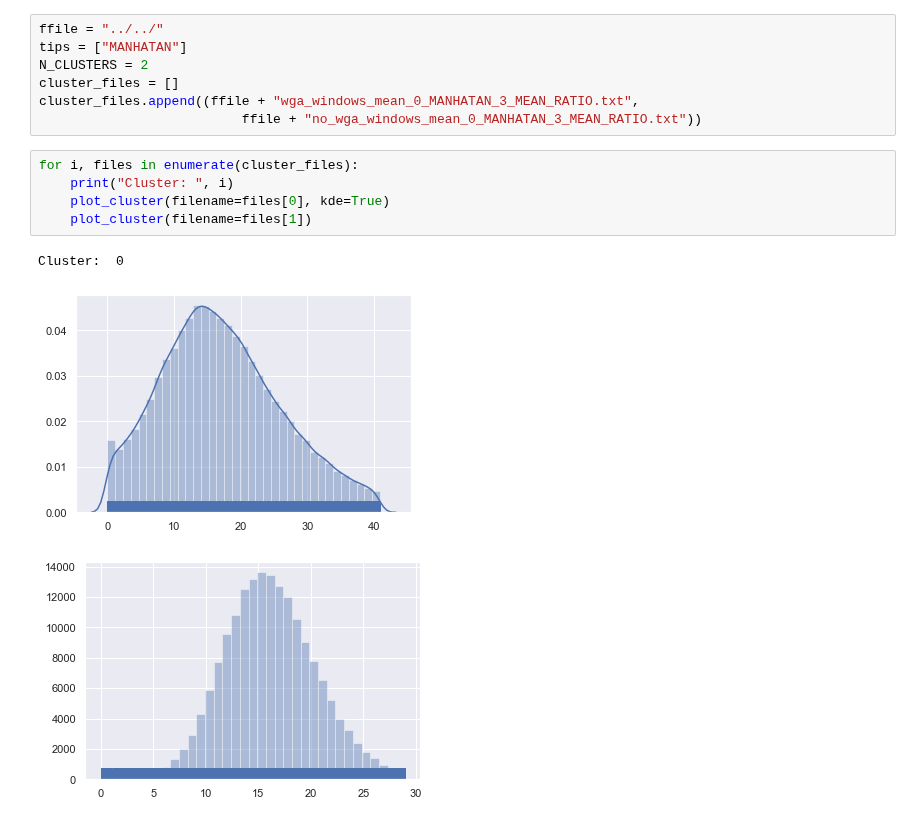
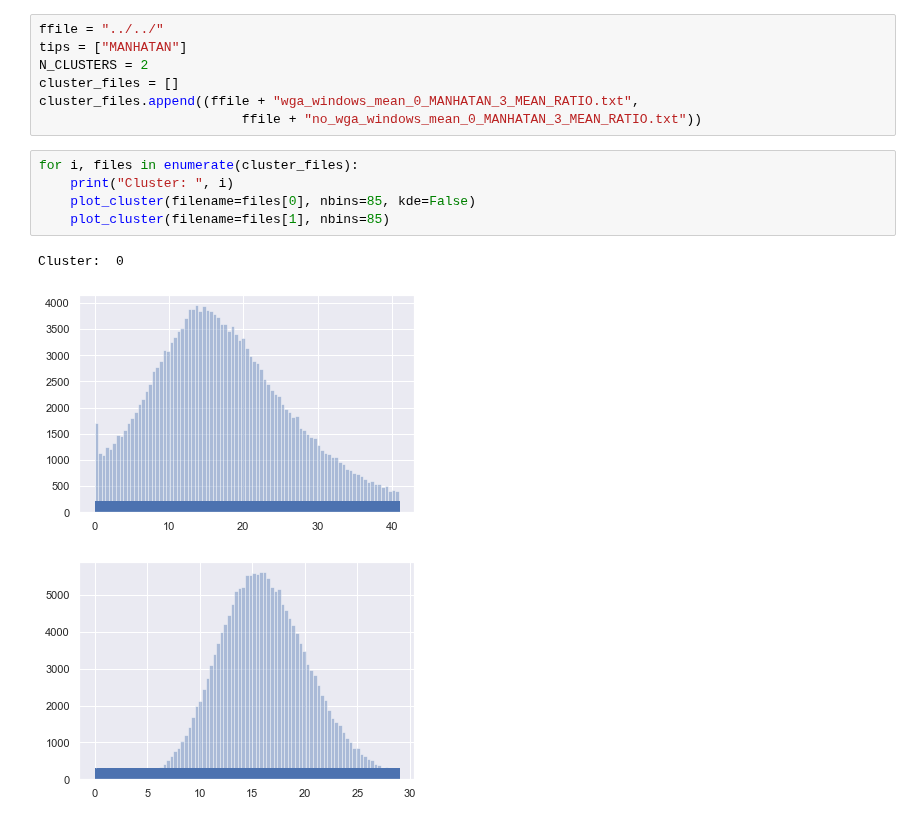
Before and after one commit to pockerman/hidden_markov_modeling, a Jupyter notebook: stories/story_5.ipynb, the cells around one changed output. Saved outputs shown, nothing was run; the diff lists cells and outputs as text.

```diff
--- a/stories/story_5.ipynb
+++ b/stories/story_5.ipynb
@@ -163,9 +163,9 @@ cluster_files.append((ffile + "wga_windows_mean_0_MANHATAN_3_MEAN_RATIO.txt",
 # %%
 for i, files in enumerate(cluster_files):
     print("Cluster: ", i)
-    plot_cluster(filename=files[0], kde=True)
-    plot_cluster(filename=files[1])
+    plot_cluster(filename=files[0], nbins=85, kde=False)
+    plot_cluster(filename=files[1], nbins=85)
 # %% [output]
 Cluster:  0
-[figure, old version]
+[figure, new version]
-[figure, old version]
+[figure, new version]
```
Also changed, not shown: 3 other files.
